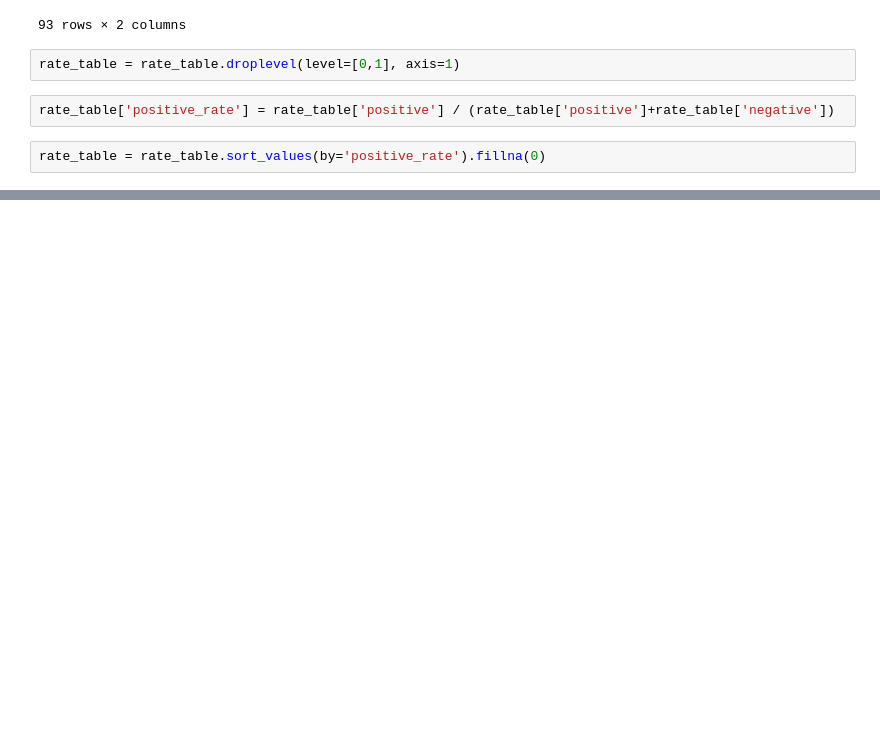
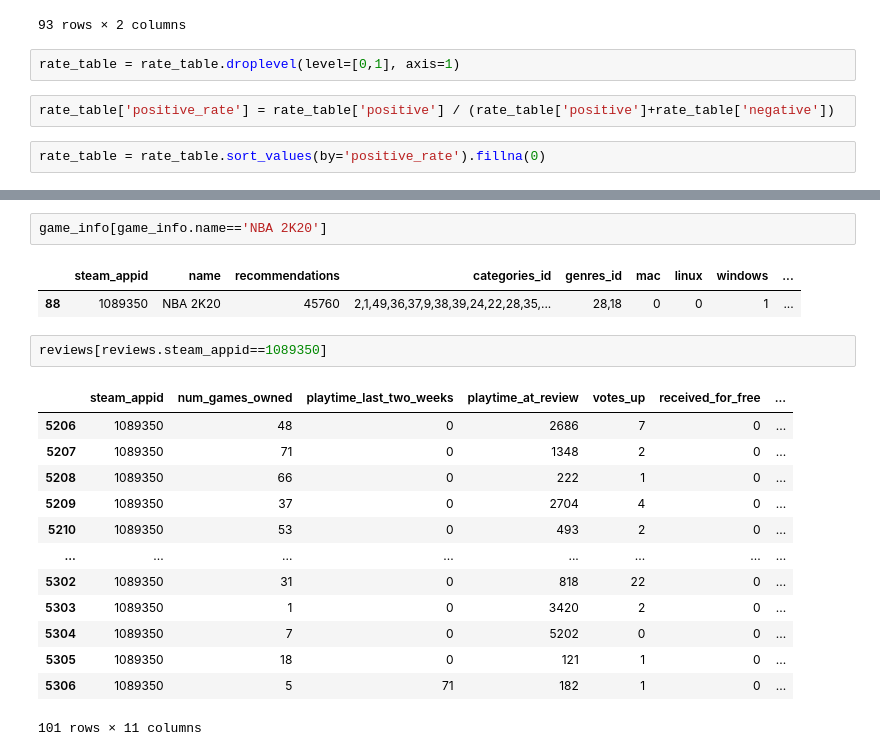
Before and after one commit to weejiwon-95/steamRecommendation, a Jupyter notebook: leanring/recommend.ipynb, the cells around one changed output, grey strips where cells are left out. Cells and saved outputs as stored; diff of their text form; blank space fills up the shorter version.

```diff
--- a/leanring/recommend.ipynb
+++ b/leanring/recommend.ipynb
@@ -215,0 +200,21 @@ game_info[game_info.steam_appid.apply(lambda x:x in rate_table.index[:10])]
+# %%
+game_info[game_info.name=='NBA 2K20']
+# %% [output]
+|  | steam_appid | name | recommendations | categories_id | genres_id | mac | linux | windows | ... |
+| 88 | 1089350 | NBA 2K20 | 45760 | 2,1,49,36,37,9,38,39,24,22,28,35,... | 28,18 | 0 | 0 | 1 | ... |
+# %%
+reviews[reviews.steam_appid==1089350]
+# %% [output]
+|  | steam_appid | num_games_owned | playtime_last_two_weeks | playtime_at_review | votes_up | received_for_free | ... |
+| 5206 | 1089350 | 48 | 0 | 2686 | 7 | 0 | ... |
+| 5207 | 1089350 | 71 | 0 | 1348 | 2 | 0 | ... |
+| 5208 | 1089350 | 66 | 0 | 222 | 1 | 0 | ... |
+| 5209 | 1089350 | 37 | 0 | 2704 | 4 | 0 | ... |
+| 5210 | 1089350 | 53 | 0 | 493 | 2 | 0 | ... |
+| ... | ... | ... | ... | ... | ... | ... | ... |
+| 5302 | 1089350 | 31 | 0 | 818 | 22 | 0 | ... |
+| 5303 | 1089350 | 1 | 0 | 3420 | 2 | 0 | ... |
+| 5304 | 1089350 | 7 | 0 | 5202 | 0 | 0 | ... |
+| 5305 | 1089350 | 18 | 0 | 121 | 1 | 0 | ... |
+| 5306 | 1089350 | 5 | 71 | 182 | 1 | 0 | ... |
+101 rows × 11 columns
```
Also changed, not shown: parts of 4 cells of this notebook.
